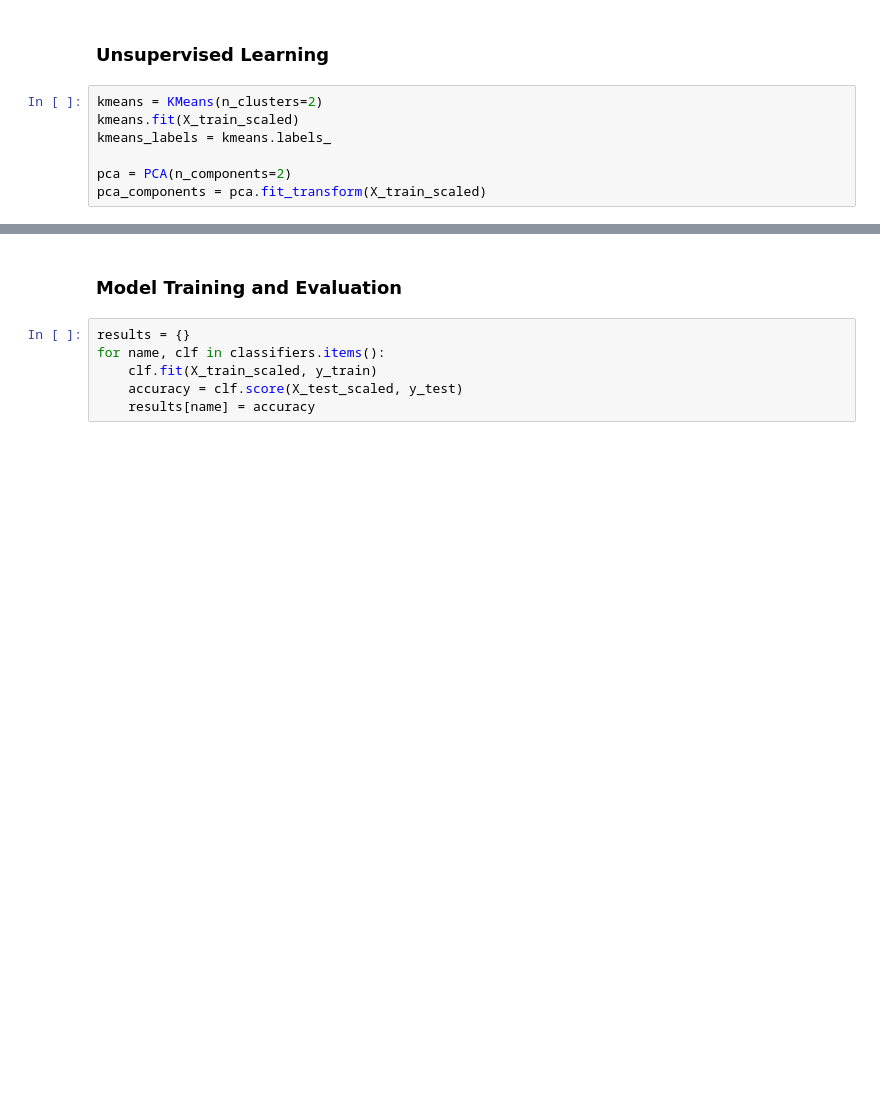
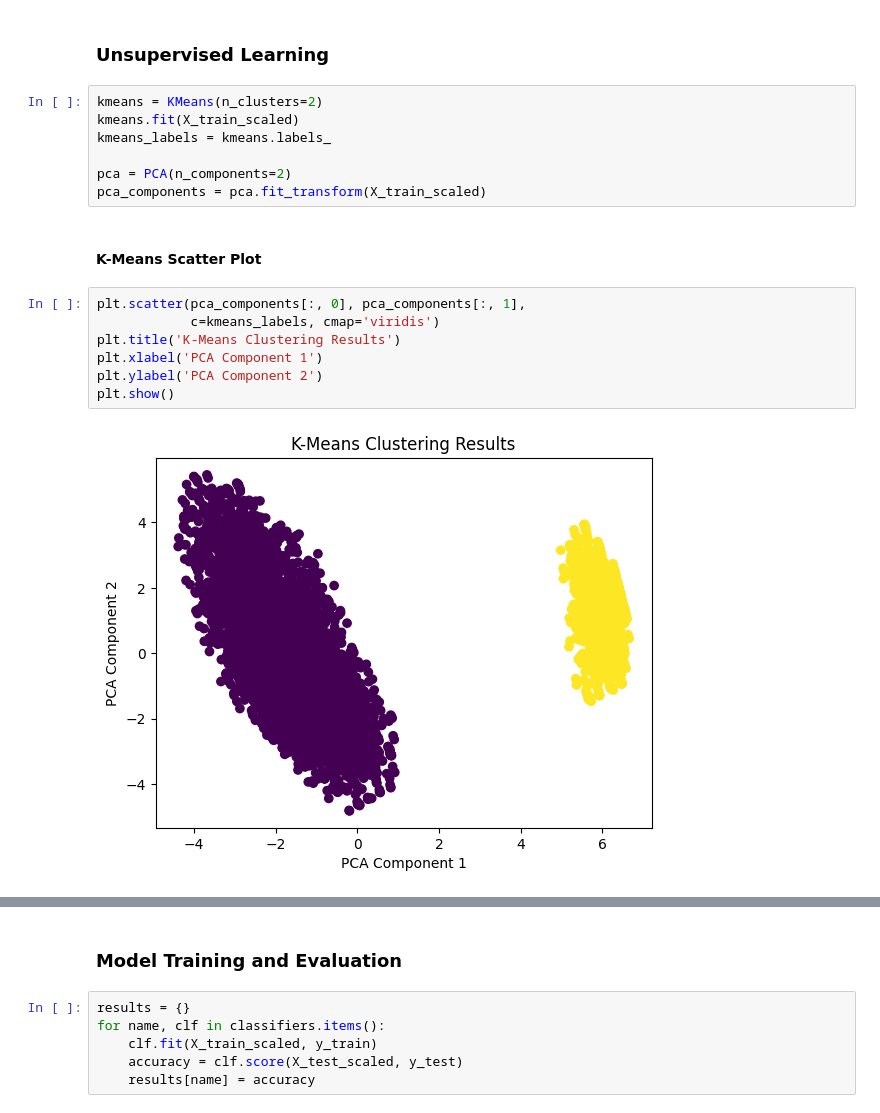
Before and after one commit to prerakl123/ML-Ops, a Jupyter notebook: Predicting Customer Churn in Telcom/Comparative_Analysis_of_Learning_Algorithms_for_Predicting_Customer_Churn.ipynb, the cells around one changed output, grey strips where cells are left out. Drawn from its saved outputs; the diff is of its cells as text; blank space fills up the shorter version.

Commit message:
Updated graphs for Unsupervised learning.

```diff
--- a/Predicting Customer Churn in Telcom/Comparative_Analysis_of_Learning_Algorithms_for_Predicting_Customer_Churn.ipynb
+++ b/Predicting Customer Churn in Telcom/Comparative_Analysis_of_Learning_Algorithms_for_Predicting_Customer_Churn.ipynb
@@ -362,3 +362,14 @@ kmeans_labels = kmeans.labels_
 
 pca = PCA(n_components=2)
 pca_components = pca.fit_transform(X_train_scaled)
+# %% [markdown]
+#### K-Means Scatter Plot
+# %%
+plt.scatter(pca_components[:, 0], pca_components[:, 1],
+            c=kmeans_labels, cmap='viridis')
+plt.title('K-Means Clustering Results')
+plt.xlabel('PCA Component 1')
+plt.ylabel('PCA Component 2')
+plt.show()
+# %% [output]
+[figure, added]
```
Also changed, not shown: parts of 2 cells of this notebook.
